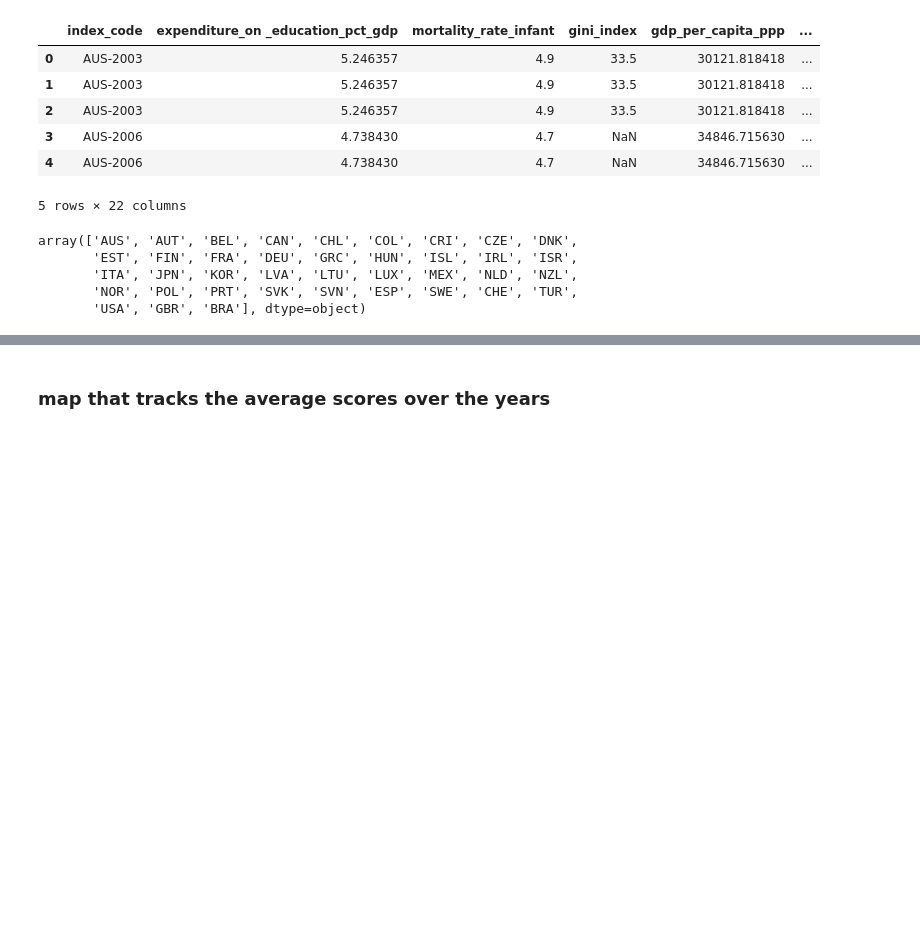
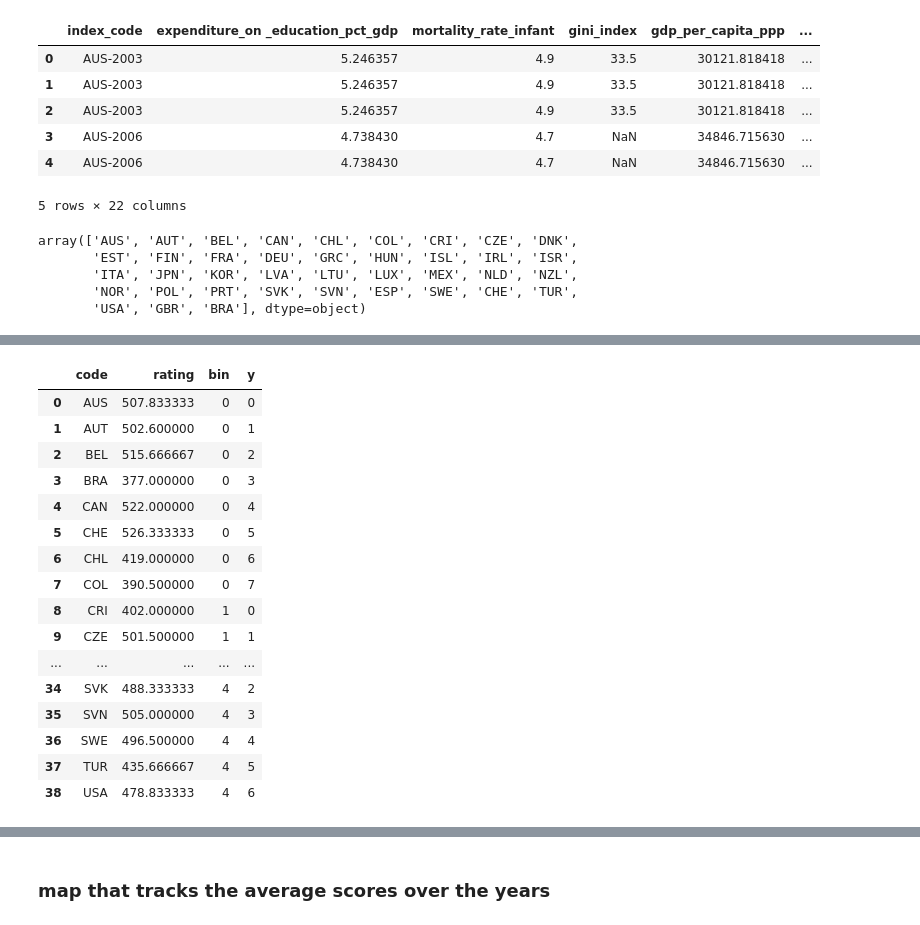
Before and after one commit to bkarduck/si649_final_proj, a Jupyter notebook: viz_code.ipynb, the cells around one changed output, grey strips where cells are left out. Saved outputs shown, nothing was run; the diff lists cells and outputs as text; code cells hidden in the pictures; blank space fills up the shorter version.

```diff
--- a/viz_code.ipynb
+++ b/viz_code.ipynb
@@ -64,0 +106,20 @@ pisa_total['country'].unique().shape
+# %%
+total_avg
+# %% [output]
+|  | code | rating | bin | y |
+| 0 | AUS | 507.833333 | 0 | 0 |
+| 1 | AUT | 502.600000 | 0 | 1 |
+| 2 | BEL | 515.666667 | 0 | 2 |
+| 3 | BRA | 377.000000 | 0 | 3 |
+| 4 | CAN | 522.000000 | 0 | 4 |
+| 5 | CHE | 526.333333 | 0 | 5 |
+| 6 | CHL | 419.000000 | 0 | 6 |
+| 7 | COL | 390.500000 | 0 | 7 |
+| 8 | CRI | 402.000000 | 1 | 0 |
+| 9 | CZE | 501.500000 | 1 | 1 |
+| ... | ... | ... | ... | ... |
+| 34 | SVK | 488.333333 | 4 | 2 |
+| 35 | SVN | 505.000000 | 4 | 3 |
+| 36 | SWE | 496.500000 | 4 | 4 |
+| 37 | TUR | 435.666667 | 4 | 5 |
+| 38 | USA | 478.833333 | 4 | 6 |
```
Also changed, not shown: parts of 18 cells of this notebook, 1 other file.
